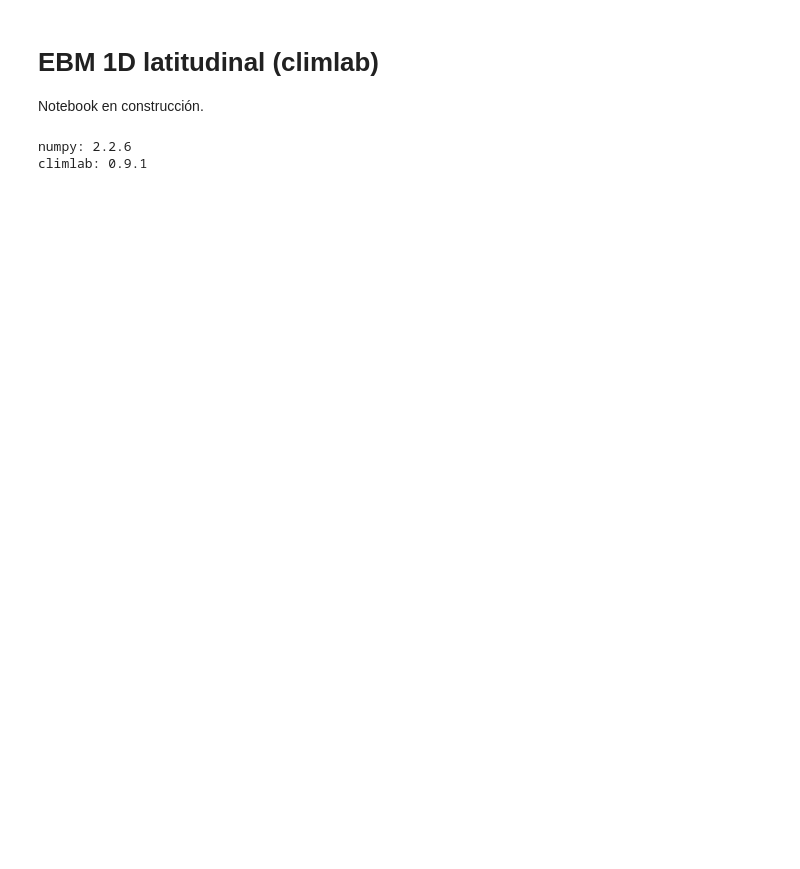
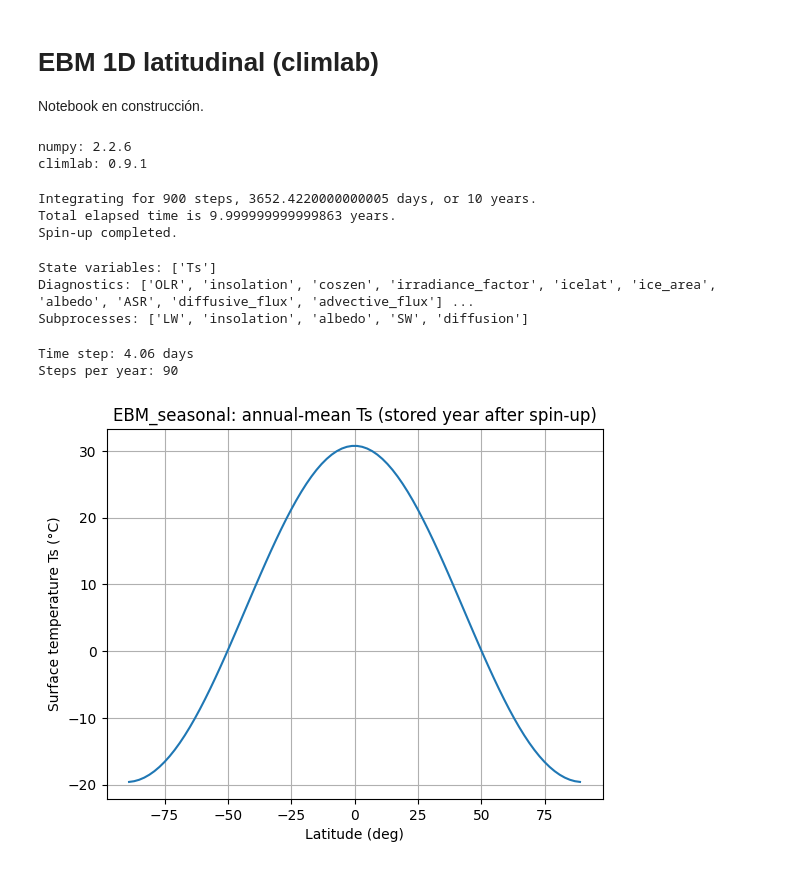
Before and after one commit to RDiazSierra/mgcc-ebm-climlab, a Jupyter notebook: index.ipynb, the cells around one changed output. Drawn from its saved outputs; the diff is of its cells as text; code cells hidden in the pictures; blank space fills up the shorter version.

```diff
--- a/index.ipynb
+++ b/index.ipynb
@@ -30,0 +39,56 @@ climlab: 0.9.1
+# %%
+# Build seasonal EBM
+m = climlab.EBM_seasonal()
+
+# Integrate to reach a stationary seasonal regime
+m.integrate_years(nyears)
+
+print("Spin-up completed.")
+# %% [output]
+Integrating for 900 steps, 3652.4220000000005 days, or 10 years.
+Total elapsed time is 9.999999999999863 years.
+Spin-up completed.
+# %%
+print("State variables:", list(m.state.keys()))
+print("Diagnostics:", list(m.diagnostics.keys())[:10], "...")
+print("Subprocesses:", list(m.subprocess.keys()))
+# %% [output]
+State variables: ['Ts']
+Diagnostics: ['OLR', 'insolation', 'coszen', 'irradiance_factor', 'icelat', 'ice_area', 'albedo', 'ASR', 'diffusive_flux', 'advective_flux'] ...
+Subprocesses: ['LW', 'insolation', 'albedo', 'SW', 'diffusion']
+# %%
+# Latitude coordinate
+lat = m.state['Ts'].domain.axes['lat'].points
+
+# Time step (seconds -> days)
+dt_days = m.timestep / 86400.0
+nsteps_year = int(round(365.0 / dt_days))
+
+print(f"Time step: {dt_days:.2f} days")
+print(f"Steps per year: {nsteps_year}")
+
+# Store one full seasonal cycle after spin-up
+Ts_year = np.zeros((len(lat), nsteps_year))
+
+for k in range(nsteps_year):
+    m.step_forward()
+    Ts_year[:, k] = np.array(m.state['Ts']).ravel()
+
+# Annual mean temperature profile
+Ts_ann = Ts_year.mean(axis=1)
+
+# Time axis for plotting
+time_days = np.arange(nsteps_year) * dt_days
+# %% [output]
+Time step: 4.06 days
+Steps per year: 90
+# %%
+plt.figure()
+plt.plot(lat, Ts_ann)
+plt.xlabel("Latitude (deg)")
+plt.ylabel("Surface temperature Ts (°C)")
+plt.title("EBM_seasonal: annual-mean Ts (stored year after spin-up)")
+plt.grid(True)
+plt.show()
+# %% [output]
+[figure, added]
```
Also changed, not shown: parts of 3 cells of this notebook.
